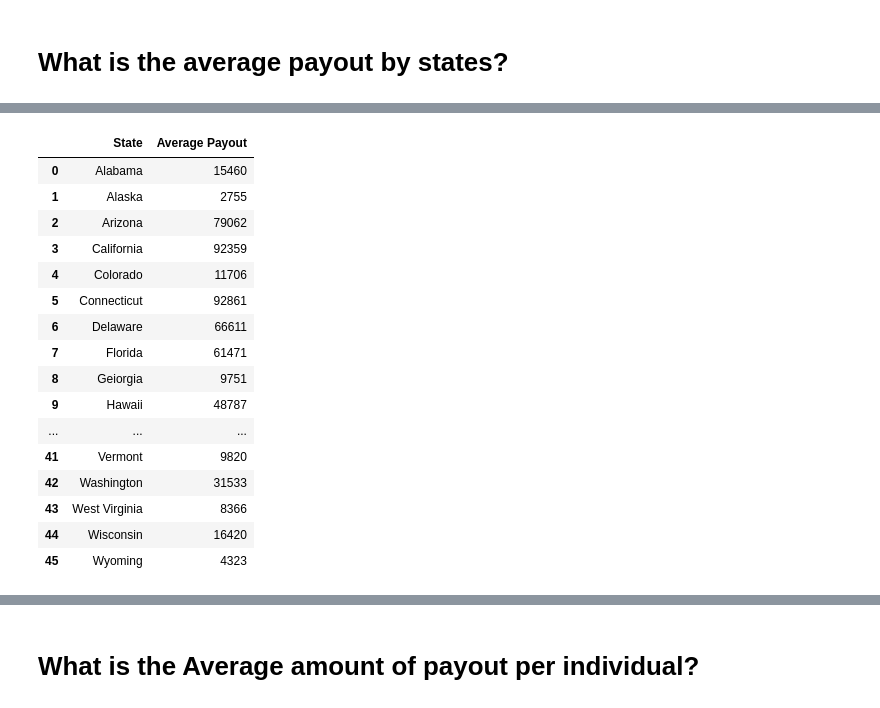
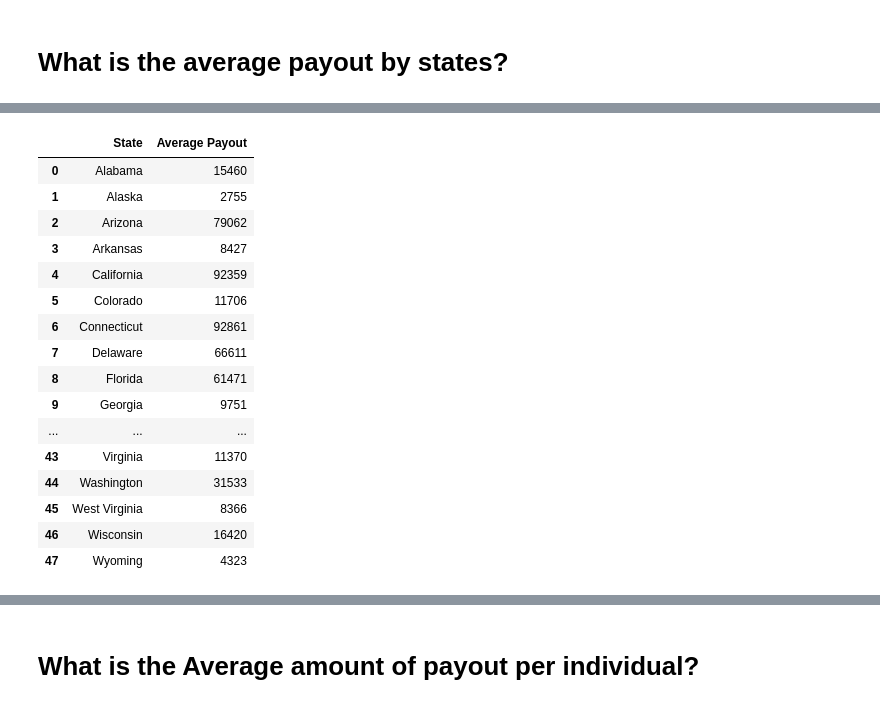
Before and after one commit to bernbr/group10_project1, a Jupyter notebook: Final Code.ipynb, the cells around one changed output, grey strips where cells are left out. Saved outputs shown, nothing was run; the diff lists cells and outputs as text; code cells hidden in the pictures.

```diff
--- a/Final Code.ipynb
+++ b/Final Code.ipynb
@@ -662,32 +647,32 @@ Name: Total_amount, dtype: float64
 # %%
 #Create a dataframe
 
-data= {'State': ['Alabama','Alaska','Arizona','California','Colorado','Connecticut','Delaware','Florida','Geiorgia','Hawaii','Idaho',
+data= {'State': ['Alabama','Alaska','Arizona','Arkansas','California','Colorado','Connecticut','Delaware','Florida','Georgia','Hawaii','Idaho',
                 'Illinois','Indiana','Iowa','Kansas','Kentucky','Louisiana','Maine','Michigan','Minnesota','Mississippi','Missouri','Montana',
                 'Nebraska','Nevada','New Hampshire','New Jersey','New Mexico','New York','North Carolina','North Dakota','Ohio','Oklahoma',
-                 'Oregon','Pennsylvania','Rhode Island','South Carolina','South Dakota','Tennessee','Texas','Utah','Vermont','Washington',
+                 'Oregon','Pennsylvania','Rhode Island','South Carolina','South Dakota','Tennessee','Texas','Utah','Vermont','Virginia','Washington',
                  'West Virginia','Wisconsin','Wyoming'],
-        'Average Payout':[15460, 2755, 79062, 92359, 11706, 92861, 66611, 61471, 9751, 48787, 6457, 22245, 14535, 6402, 5138, 7447, 12076,
+        'Average Payout':[15460, 2755, 79062, 8427, 92359, 11706, 92861, 66611, 61471, 9751, 48787, 6457, 22245, 14535, 6402, 5138, 7447, 12076,
                          18698, 27232, 11238, 7122, 12892, 3562, 3555, 26520, 28565, 84448, 10925, 59754, 18816, 2297, 25943, 9463, 21790, 42788,
-                         44350, 21546, 2361, 13804, 14002, 12907, 9820, 31533, 8366, 16420, 4323]}
+                         44350, 21546, 2361, 13804, 14002, 12907, 9820, 11370, 31533, 8366, 16420, 4323]}
 
 Average_payout_by_state_df = pd.DataFrame(data)
 Average_payout_by_state_df
 # %% [output]
 |  | State | Average Payout |
 | 0 | Alabama | 15460 |
 | 1 | Alaska | 2755 |
 | 2 | Arizona | 79062 |
-| 3 | California | 92359 |
-| 4 | Colorado | 11706 |
-| 5 | Connecticut | 92861 |
-| 6 | Delaware | 66611 |
-| 7 | Florida | 61471 |
-| 8 | Geiorgia | 9751 |
-| 9 | Hawaii | 48787 |
+| 3 | Arkansas | 8427 |
+| 4 | California | 92359 |
+| 5 | Colorado | 11706 |
+| 6 | Connecticut | 92861 |
+| 7 | Delaware | 66611 |
+| 8 | Florida | 61471 |
+| 9 | Georgia | 9751 |
 | ... | ... | ... |
-| 41 | Vermont | 9820 |
-| 42 | Washington | 31533 |
-| 43 | West Virginia | 8366 |
-| 44 | Wisconsin | 16420 |
-| 45 | Wyoming | 4323 |
+| 43 | Virginia | 11370 |
+| 44 | Washington | 31533 |
+| 45 | West Virginia | 8366 |
+| 46 | Wisconsin | 16420 |
+| 47 | Wyoming | 4323 |
```
Also changed, not shown: parts of 16 cells of this notebook.
